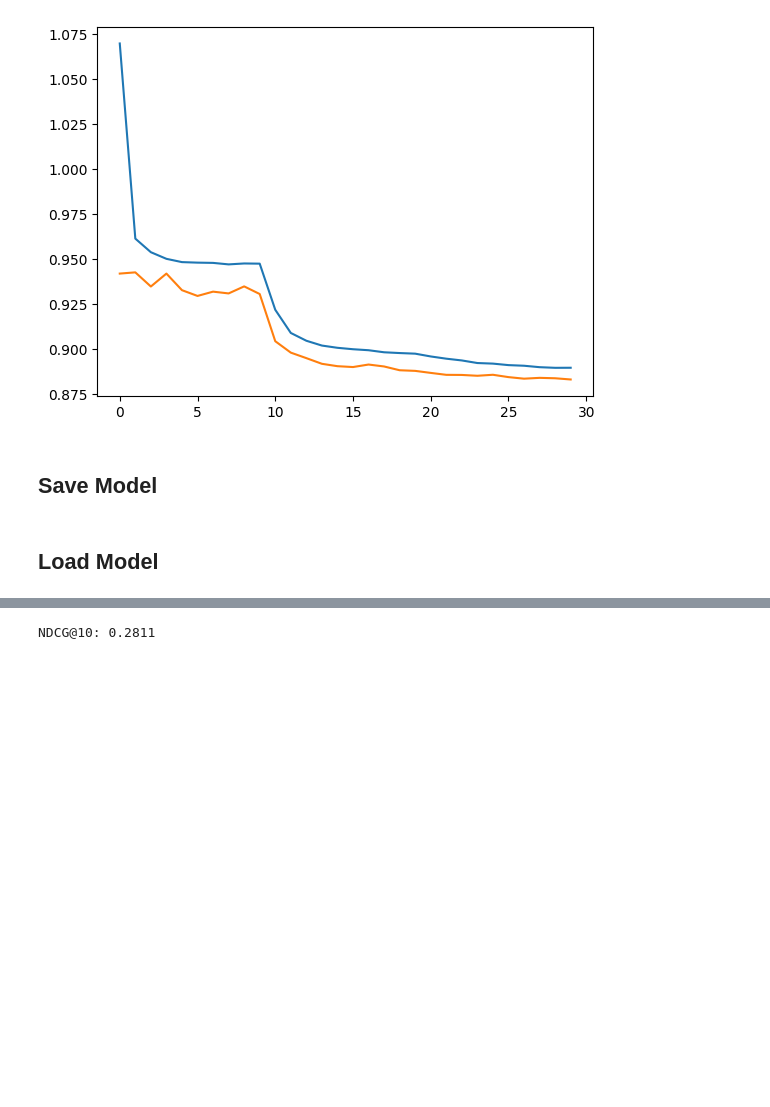
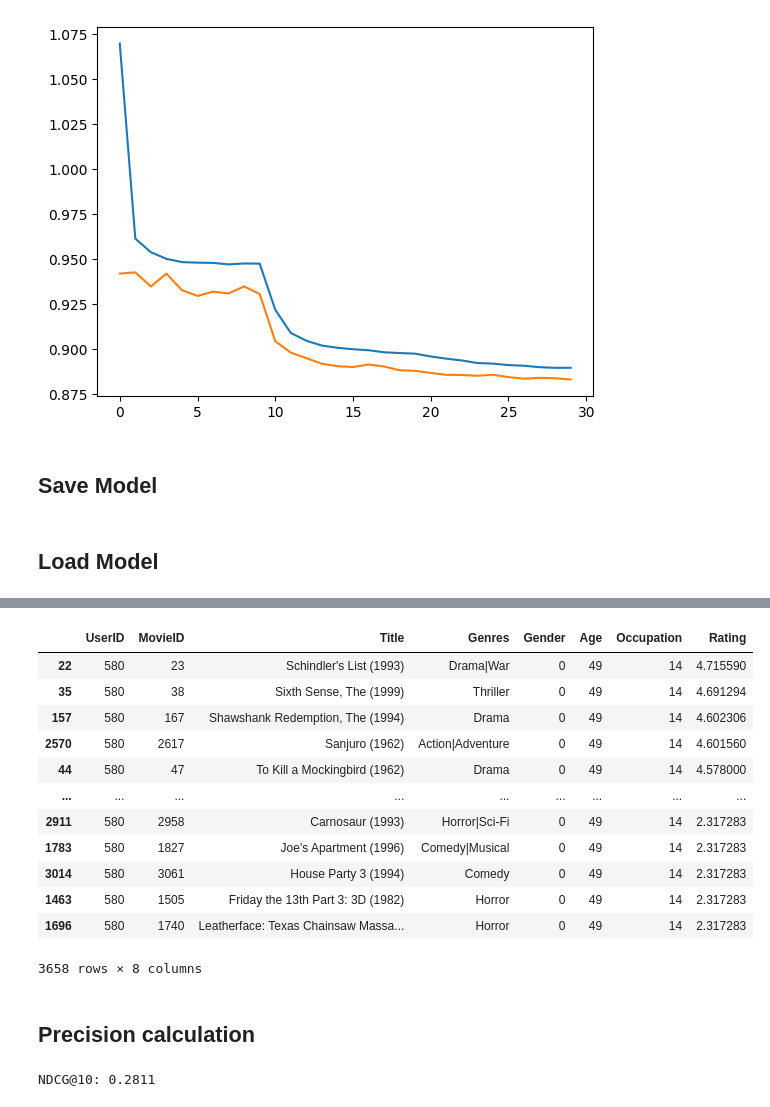
Before and after one commit to 1Tanmay6/hybrid-recommendation-system, a Jupyter notebook: context_aware_NCF_CNN_model.ipynb, the cells around one changed output, grey strips where cells are left out. Drawn from its saved outputs; the diff is of its cells as text; code cells hidden in the pictures; blank space fills up the shorter version.

```diff
--- a/context_aware_NCF_CNN_model.ipynb
+++ b/context_aware_NCF_CNN_model.ipynb
@@ -446,3 +451,23 @@ sorted_df
+# %%
+sorted_df = recommendations.sort_values(by='Rating',  ascending=False)
+
+sorted_df
+# %% [output]
+|  | UserID | MovieID | Title | Genres | Gender | Age | Occupation | Rating |
+| 22 | 580 | 23 | Schindler's List (1993) | Drama|War | 0 | 49 | 14 | 4.715590 |
+| 35 | 580 | 38 | Sixth Sense, The (1999) | Thriller | 0 | 49 | 14 | 4.691294 |
+| 157 | 580 | 167 | Shawshank Redemption, The (1994) | Drama | 0 | 49 | 14 | 4.602306 |
+| 2570 | 580 | 2617 | Sanjuro (1962) | Action|Adventure | 0 | 49 | 14 | 4.601560 |
+| 44 | 580 | 47 | To Kill a Mockingbird (1962) | Drama | 0 | 49 | 14 | 4.578000 |
+| ... | ... | ... | ... | ... | ... | ... | ... | ... |
+| 2911 | 580 | 2958 | Carnosaur (1993) | Horror|Sci-Fi | 0 | 49 | 14 | 2.317283 |
+| 1783 | 580 | 1827 | Joe's Apartment (1996) | Comedy|Musical | 0 | 49 | 14 | 2.317283 |
+| 3014 | 580 | 3061 | House Party 3 (1994) | Comedy | 0 | 49 | 14 | 2.317283 |
+| 1463 | 580 | 1505 | Friday the 13th Part 3: 3D (1982) | Horror | 0 | 49 | 14 | 2.317283 |
+| 1696 | 580 | 1740 | Leatherface: Texas Chainsaw Massa... | Horror | 0 | 49 | 14 | 2.317283 |
+3658 rows × 8 columns
+# %% [markdown]
+## Precision calculation
 # %%
 def precision_at_k(model, data, k=10, device='cpu', rating_threshold=3.0):
     model.eval()
```
Also changed, not shown: parts of 4 cells of this notebook.
